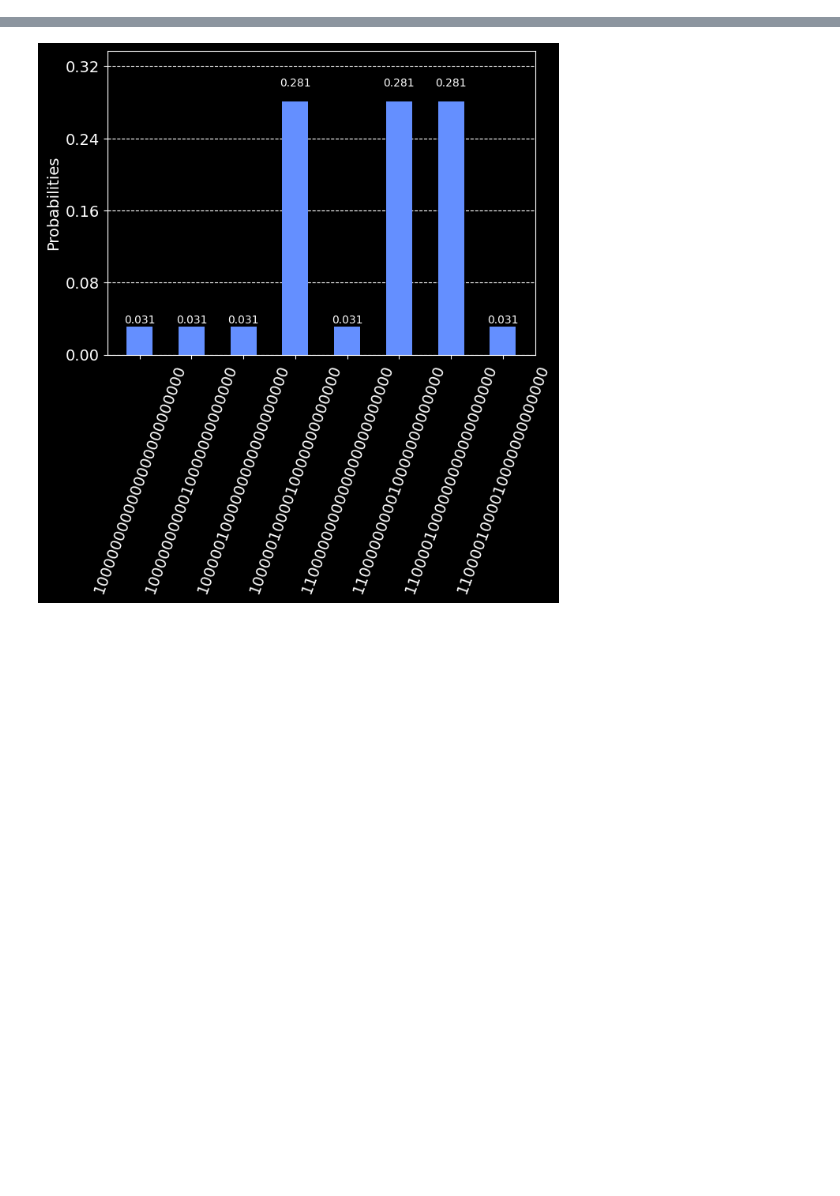
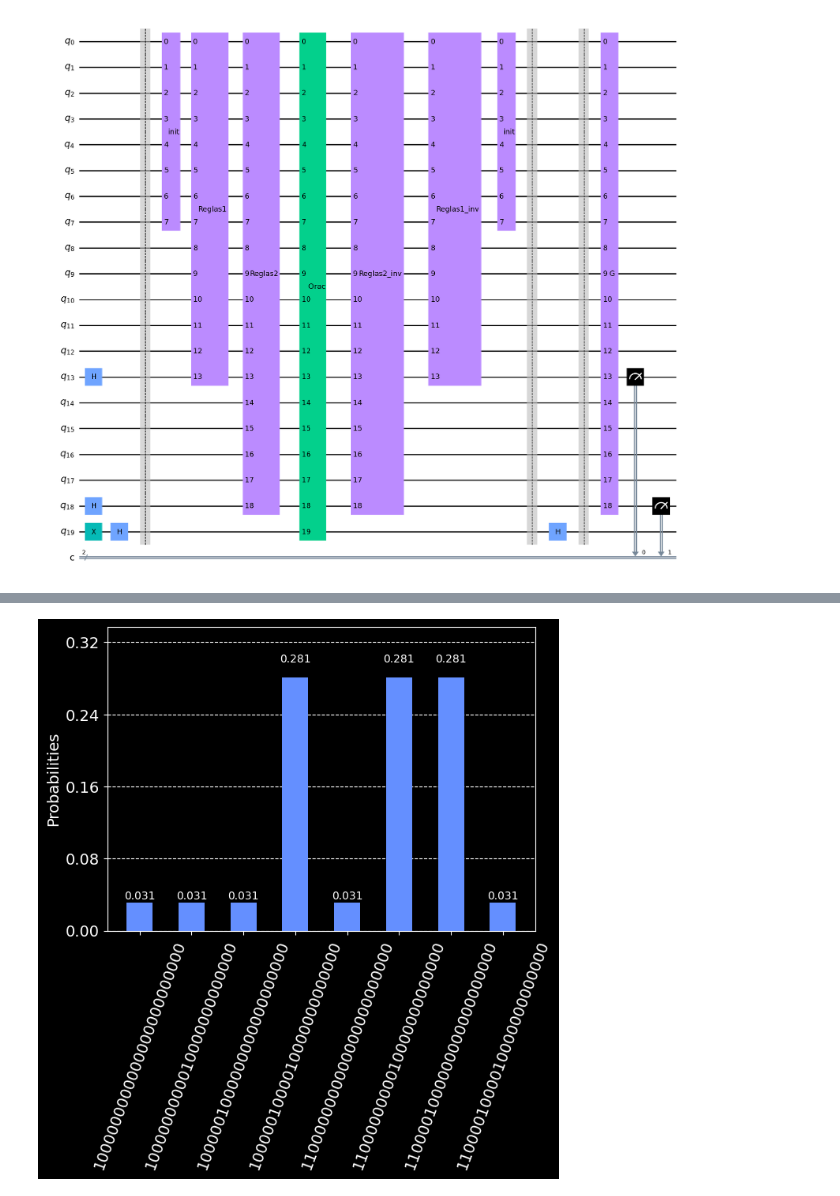
Before and after one commit to xillegas/quantum-search-tree, a Jupyter notebook: qtree.ipynb, the cells around one changed output, grey strips where cells are left out. Saved outputs shown, nothing was run; the diff lists cells and outputs as text; code cells hidden in the pictures; blank space fills up the shorter version.

```diff
--- a/qtree.ipynb
+++ b/qtree.ipynb
@@ -231,21 +203,16 @@ Con búsqueda en profundidad t = 2, se necesitan cuatro qubits adicionales para
 # %%
+def oracle(size:int, qubits_t:tuple):
+    """Oráculo. Verifica si se ha alcanzado la solución.
 
-
-def oracle(size):
+    args
+        size: El tamaño en qubits del circuito
+        qubits_t: Esta tupla define la solución (target) del puzzle por la posición de los qubits en 1.
+    """
     qc = QuantumCircuit(size)
     gate = MCXGate(4)
     #Goal Configurations
-    # qc.append(gate,[2, 3, 4, 7, size-1])
-    #Alternative Goal Configurations
-    # qc.append(gate,[0, 3, 6, 7, 19])
-    # qc.append(gate,[0, 2, 3, 5, size-1])
-    #Grover in depth two cannot resolve this since two solutions out of four are marked.
-    # qc.append(gate,[0, 4, 5, 7, size-1])
-    qc.append(gate,[0, 1, 4, 7, size-1])
-    # qc.append(gate,[3, 4, 6, 7, size-1])
-    # qc.append(gate,[3, 4, 5, 6, size-1])
-    # qc.append(gate,[0, 1, 3, 6, size-1])
-    qc.name="O"
+    qc.append(gate,[qubits_t[0], qubits_t[1], qubits_t[2], qubits_t[3], size-1])
+    qc.name=" Orac"
     return qc
 
 def reglas_inv(nombre:str, tamaño:int, bandera:int, rastro:tuple, descriptor:int) -> QuantumCircuit:
@@ -255,6 +222,7 @@ def reglas_inv(nombre:str, tamaño:int, bandera:int, rastro:tuple, descriptor:in
     return qc_inv
 
 def Grover():
+    """Grover para el caso de profundidad 2"""
     qc = QuantumCircuit(19)
     #Diffusor
     qc.h([13,18])
@@ -264,48 +232,42 @@ def Grover():
     qc.name="G"
     return qc
 
+# Inicialización del circuito cuántico con 25 qubits.
 qc2 = QuantumCircuit(20,2)
-#State Preparation 0-7
-# Flag bit 8
-#1St Trace 9-12
-#1St Path Descriptor in superposition
+# Posición de las celdas inicial y final, descritas como la posición de los qubits que son ket 1
+init = (2,3,4,7)
+goal = (0,4,5,7)
+# Colocamos en superposición los descriptores de camino 13, 18 y 23
 qc2.h(13)
-#1St Trace 14-17
-#2th Path descriptor in superposition
 qc2.h(18)
-#Aux bit c indicating the solution is negated and
-# put in superposition
+
+# Qubit auxiliar que indica si se alcanzó la solución, se niega y se coloca en superposición
 qc2.x(19)
 qc2.h(19)
 qc2.barrier()
-#Preperation of state
-qc2.append(state_A(),range(8))
-#Depth1
-qc2.append(reglas(nombre="R1",tamaño=14,bandera=8,rastro=(9,10,11,12),descriptor=13), range(14))
-#Depth2
-qc2.append(reglas(nombre="R2",tamaño=19,bandera=8,rastro=(14,15,16,17),descriptor=18),range(19))
-#Oracle
-qc2.append(oracle(20),range(20))
-#Depth2
-qc2.append(reglas_inv(nombre="R2",tamaño=19,bandera=8,rastro=(14,15,16,17),descriptor=18),range(19))
-#Depth1
-qc2.append(reglas_inv(nombre="R1",tamaño=14,bandera=8,rastro=(9,10,11,12),descriptor=13), range(14))
-#Redo Preperation
-qc2.append(state_A(),range(8))
+
+# Preparación del estado inicial
+qc2.append(posicion_inicial(init),range(8))
+qc2.append(reglas(nombre="Reglas1",tamaño=14,bandera=8,rastro=(9,10,11,12),descriptor=13), range(14))
+qc2.append(reglas(nombre="Reglas2",tamaño=19,bandera=8,rastro=(14,15,16,17),descriptor=18),range(19))
+# Oráculo
+qc2.append(oracle(20, goal),range(20))
+qc2.append(reglas_inv(nombre="Reglas2",tamaño=19,bandera=8,rastro=(14,15,16,17),descriptor=18),range(19))
+qc2.append(reglas_inv(nombre="Reglas1",tamaño=14,bandera=8,rastro=(9,10,11,12),descriptor=13), range(14))
+# Rehacemos la preparación
+qc2.append(posicion_inicial(init),range(8))
 qc2.barrier()
-#Redo Superposition of Aux Bit
+# Rehacemos la superposición del qubit auxiliar
 qc2.h(19)
 qc2.barrier()
 qc2.append(Grover(),range(19))
 qc2.measure(13,0)
 qc2.measure(18,1)
-# qc2.measure(19,2)
-# qc2.measure(0,0)
-# qc2.measure(1,1)
-# qc2.measure(2,2)
-# qc2.measure(3,3)
-# qc2.measure(4,4)
-# qc2.measure(5,5)
-# qc2.measure(6,6)
-# qc2.measure(7,7)
+
+
+# Visualización del circuito
+estilo = { "displaycolor": { " Orac": ["#03D08C", "#000000"] } }
+display(
+    qc2.draw(output='mpl', style=estilo)
+)
 # %% [output]
@@ -312,0 +274 @@ qc2.measure(18,1)
+[figure, added]
```
Also changed, not shown: parts of 22 cells of this notebook, 10 other files.
